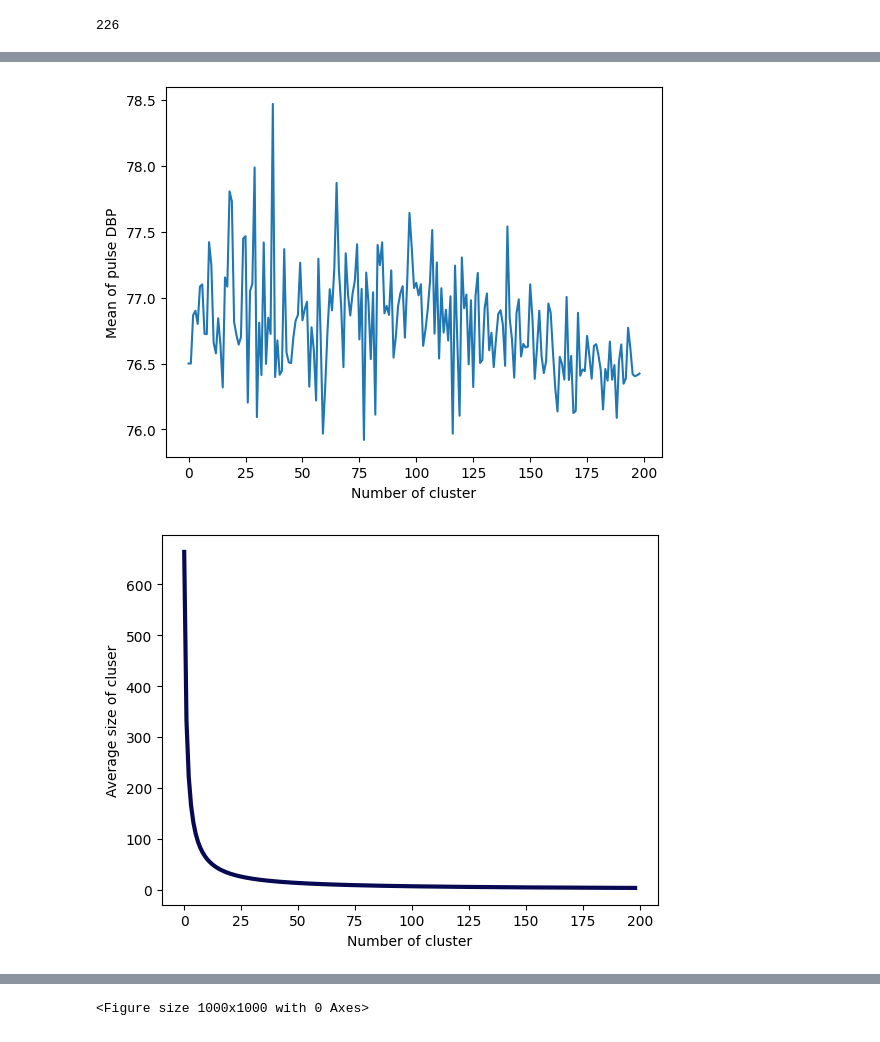
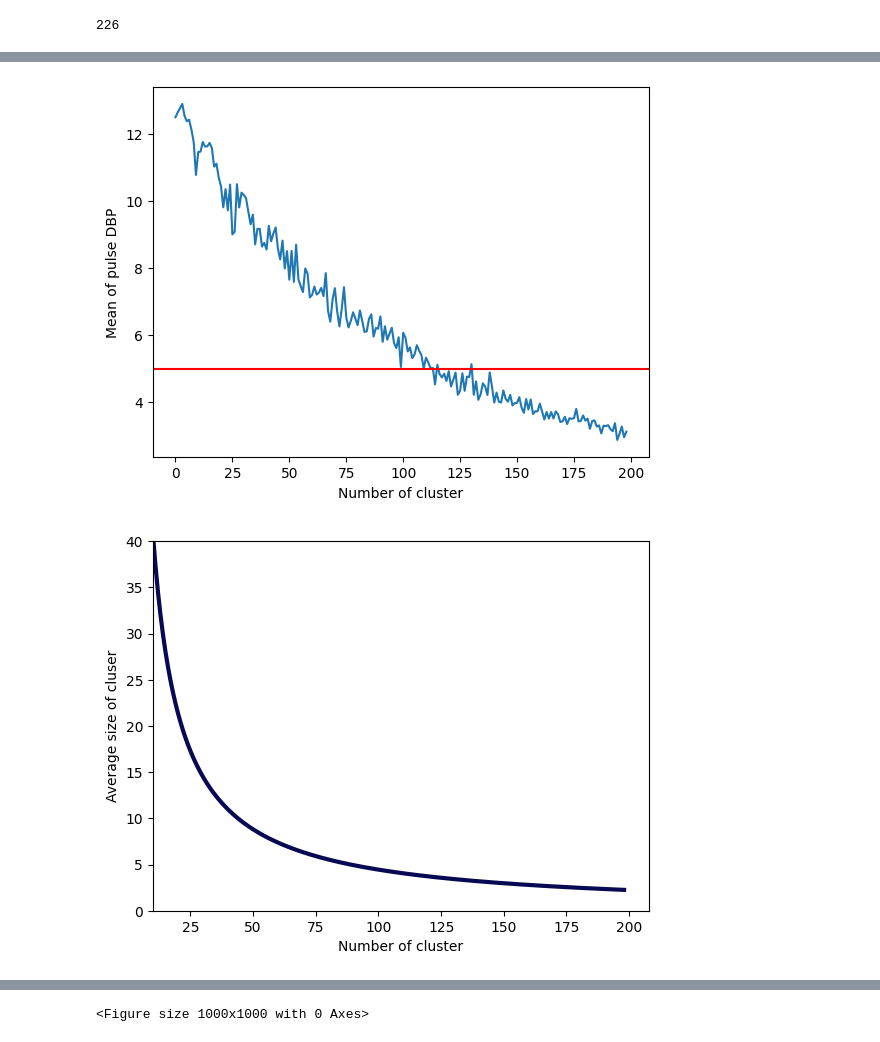
Before and after one commit to danielle34/summer24-lab, a Jupyter notebook: summer24_notebook.ipynb, the cells around one changed output, grey strips where cells are left out. Cells and saved outputs as stored; diff of their text form; code cells hidden in the pictures.

```diff
--- a/summer24_notebook.ipynb
+++ b/summer24_notebook.ipynb
@@ -76,7 +76,7 @@ keys_for_grouping = [
 def get_stats(check_list):
     standard = float(np.std(check_list))
     mean = float(np.mean(check_list))
-    return [min(check_list, default="EMPTY"),mean-standard-standard,mean-standard,mean,mean + standard,mean +standard+standard ,max(check_list) ]
+    return [min(check_list, default="EMPTY"),mean-standard-standard,mean-standard,mean,mean + standard,mean +standard+standard ,max(check_list,default=0) ]
 
 def reject_outliers(data):
     return data[abs(data - np.mean(data)) <3 * np.std(data)]
@@ -377,7 +377,6 @@ def LinearRegression_MAE_cross( activity_number=1, bp_variable = "s", cross_vali
         y_predict= model.predict(X_test)
 
         all_mea.append(round(mean_absolute_error(Y_test, y_predict),2))
-        plt.rcParams.update({'font.size': 10})
 
     return [get_stats(all_mea)[3], get_stats(all_mea)[4] - get_stats(all_mea)[3] ]
 
@@ -882,7 +905,7 @@ Now I want to makethe graph chart
 # %% [markdown]
 Showing clustering
 # %%
-auscultatory_pressure_real, auscultatory_sbp_real, auscultatory_dbp_real = filter_by_activity(0)
+auscultatory_pressure_real, auscultatory_sbp_real, auscultatory_dbp_real = filter_by_activity(4)
 #auscultatory_pressure_real, auscultatory_sbp_real, auscultatory_dbp_real = filter_by_hypertension(-1)
 # %%
 len(filter_by_hypertension(0)[0])
@@ -940,7 +970,7 @@ from sklearn.cluster import KMeans
 all_kmeans_sd =[]
 all_kmeans_mean =[]
 all_kmeans_numbers = []
-for k in range(1, 200):
+for k in range(1, 400):
 
 
     kmeans = KMeans(n_clusters=k,  max_iter = 500).fit(auscultatory_pressure_real)
@@ -953,7 +983,7 @@ for k in range(1, 200):
         indexes = [idx for idx, val in enumerate(y) if val == j]
         dbp_variation = [float(i) for j, i in enumerate(list(auscultatory_dbp_real)) if j in indexes]
         dbp_variation=list(dbp_variation)
-        sbp_variation = [float(i) for j, i in enumerate(list(auscultatory_sbp_real)) if j in indexes]
+        sbp_variation = [float(i) for j, i in enumerate(list(auscultatory_dbp_real)) if j in indexes]
         sbp_variation =list(sbp_variation)
         #print(sbp_variation)
         list_kmean_mean.append(round(get_stats(dbp_variation)[3],1) )
@@ -962,3 +992,35 @@ for k in range(1, 200):
     all_kmeans_sd.append(sum(list_kmean_sd) / len(list_kmean_sd))
     all_kmeans_mean.append(sum(list_kmean_mean) / len(list_kmean_mean))
     all_kmeans_numbers.append(sum(list_kmean_nums) / len(list_kmean_nums))
+# %%
+#simulated finding right K means
+
+# I want to show as you add a pulse the avegera SD error goes down
+from sklearn.cluster import KMeans
+
+
+all_kmeans_sd =[]
+all_kmeans_mean =[]
+all_kmeans_numbers = []
+for k in range(1, 50):
+
+
+    kmeans = KMeans(n_clusters=k,  max_iter = 500).fit(auscultatory_pressure_simulated)
+    y = kmeans.fit_predict(auscultatory_pressure_simulated)
+    #print(y)
+    list_kmean_sd =[]
+    list_kmean_mean =[]
+    list_kmean_nums =[]
+    for j in range(k):
+        indexes = [idx for idx, val in enumerate(y) if val == j]
+        dbp_variation = [float(i) for j, i in enumerate(list(auscultatory_dbp_simulated)) if j in indexes]
+        dbp_variation=list(dbp_variation)
+        sbp_variation = [float(i) for j, i in enumerate(list(auscultatory_dbp_simulated)) if j in indexes]
+        sbp_variation =list(sbp_variation)
+        #print(sbp_variation)
+        list_kmean_mean.append(round(get_stats(dbp_variation)[3],1) )
+        list_kmean_sd.append(round(get_stats(dbp_variation)[4] - get_stats(dbp_variation)[3],1) )
+        list_kmean_nums.append(len(indexes))
+    all_kmeans_sd.append(sum(list_kmean_sd) / len(list_kmean_sd))
+    all_kmeans_mean.append(sum(list_kmean_mean) / len(list_kmean_mean))
+    all_kmeans_numbers.append(sum(list_kmean_nums) / len(list_kmean_nums))
@@ -965,18 +1048,22 @@ for k in range(1, 200):
 # %%
 len(all_kmeans_sd)
 plt.figure()
-plt.plot(list(range(len(all_kmeans_mean))), list(all_kmeans_mean))
+plt.plot(list(range(len(all_kmeans_mean))), list(all_kmeans_sd))
+plt.axhline(y=5, color='r', linestyle='-')
+
 plt.xlabel("Number of cluster")
 plt.ylabel("Mean of pulse DBP")
 plt.show()
 # %% [output]
-[figure, old version]
+[figure, new version]
 # %%
 len(all_kmeans_sd)
 plt.figure()
 plt.plot(list(range(len(all_kmeans_numbers))), list(all_kmeans_numbers),linewidth=3,color= "#070A52")
 plt.xlabel("Number of cluster")
 plt.ylabel("Average size of cluser")
+plt.xlim(10)
+plt.ylim(0,40)
 plt.show()
 # %% [output]
-[figure, old version]
+[figure, new version]
```
Also changed, not shown: parts of 20 cells of this notebook.
